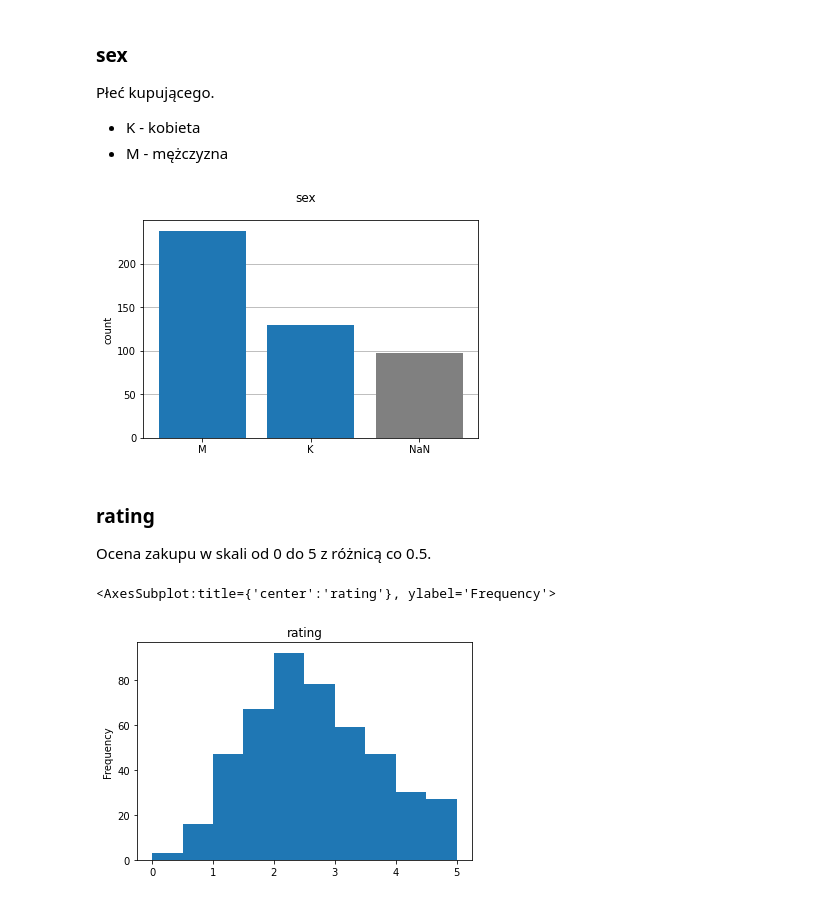
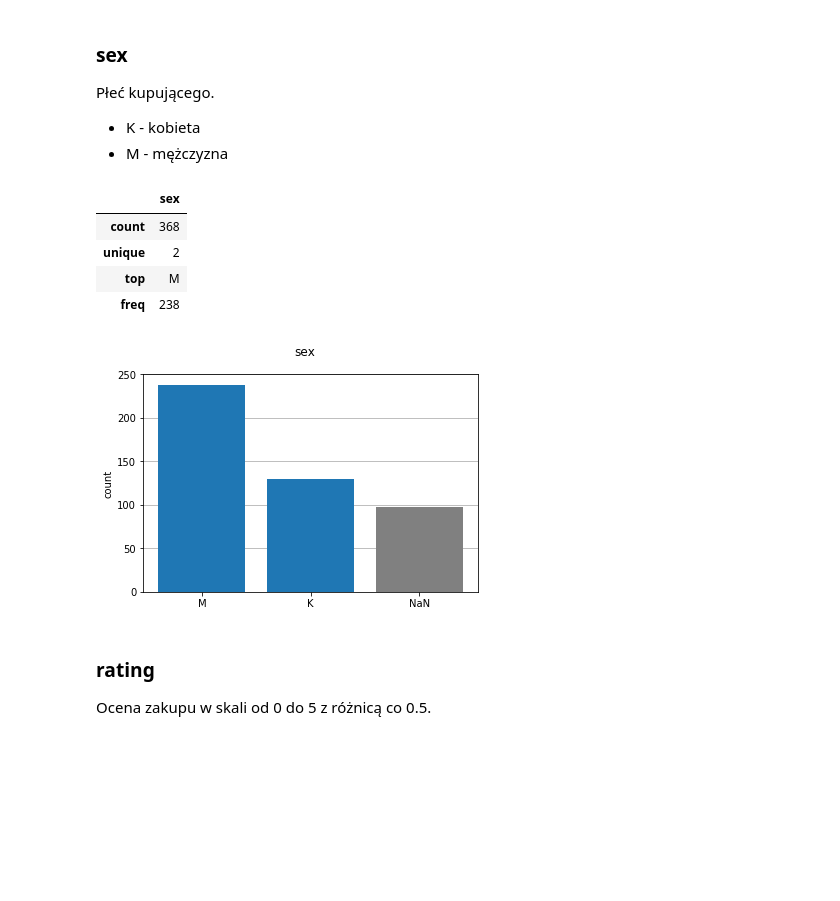
Before and after one commit to lf-netizen/AiBD, a Jupyter notebook: lab5-exploratory-data/Documents/DataAppendix.ipynb, the cells around one changed output. Drawn from its saved outputs; the diff is of its cells as text; code cells hidden in the pictures; blank space fills up the shorter version.

```diff
--- a/lab5-exploratory-data/Documents/DataAppendix.ipynb
+++ b/lab5-exploratory-data/Documents/DataAppendix.ipynb
@@ -62,20 +100,21 @@ Płeć kupującego.
 # %%
 D = df['sex'].value_counts().to_dict()
 fig, ax = plt.subplots()
 ax.bar(*zip(*D.items()))
 ax.bar(['NaN'], [df.sex.isna().sum()], color='gray')
 ax.set_axisbelow(True)
 ax.grid(axis='y')
 ax.set_ylabel('count')
 fig.suptitle('sex')
 fig.show()
+pd.DataFrame(df['sex'].describe())
 # %% [output]
+|  | sex |
+| count | 368 |
+| unique | 2 |
+| top | M |
+| freq | 238 |
-[figure, old version]
+[figure, new version]
 # %% [markdown]
 ### rating
 Ocena zakupu w skali od 0 do 5 z różnicą co 0.5.
-# %%
-df['rating'].plot(kind='hist', bins=10, title='rating')
-# %% [output]
-<AxesSubplot:title={'center':'rating'}, ylabel='Frequency'>
-[figure, removed]
```
Also changed, not shown: parts of 6 cells of this notebook, 2 other files.
